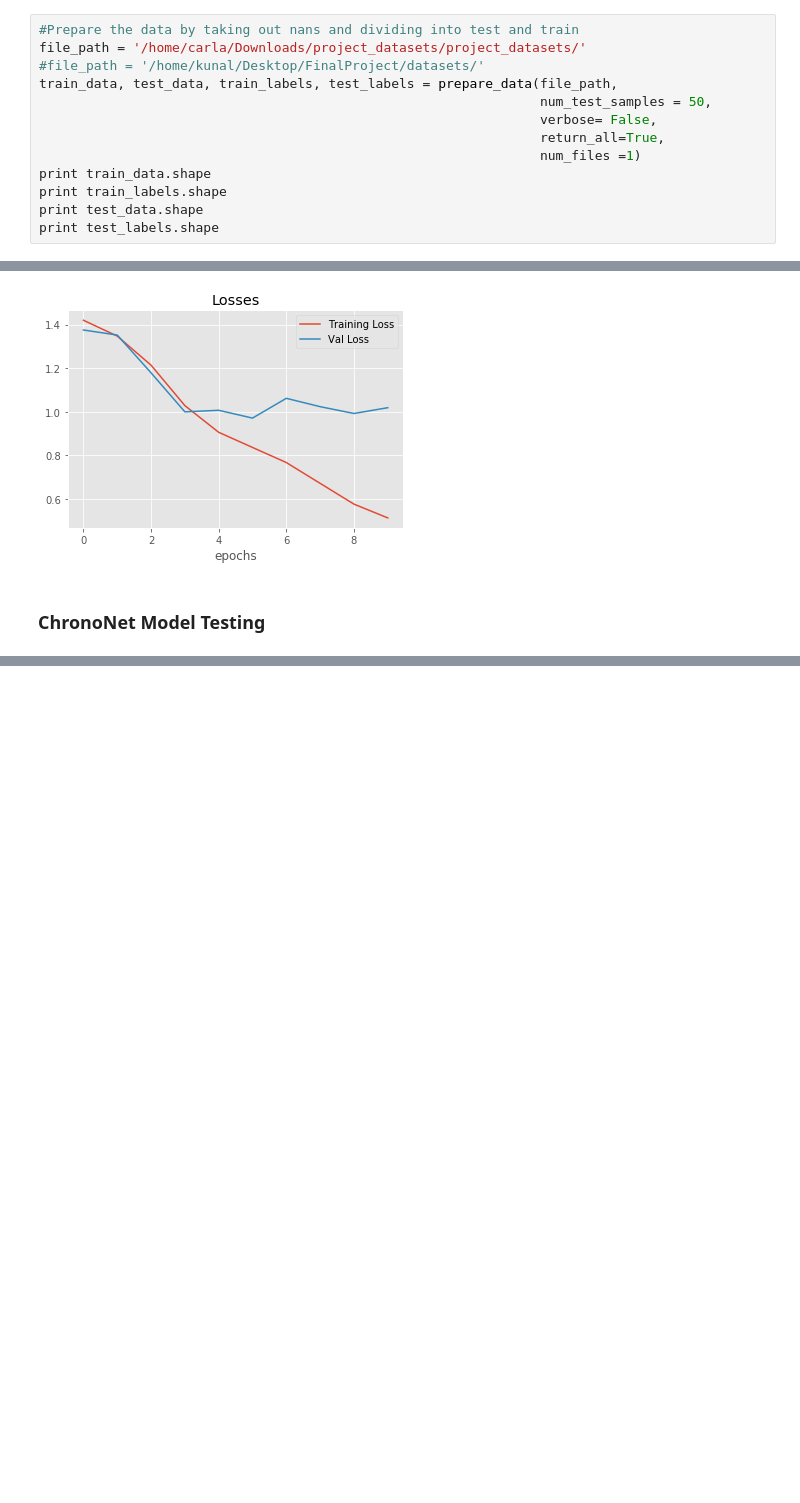
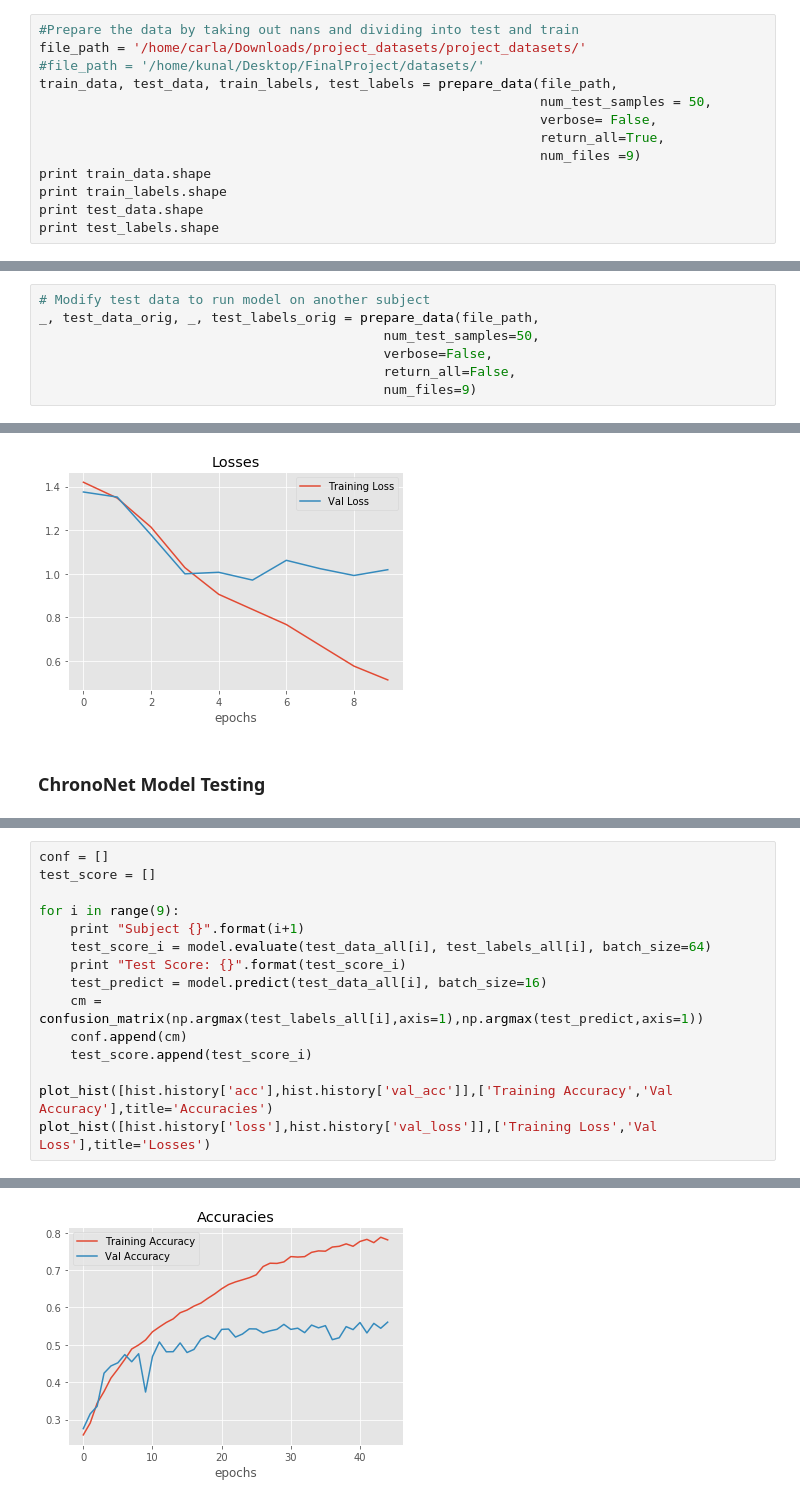
Before and after one commit to kunalpatel1793/Neural-Nets-Final-Project, a Jupyter notebook: Model.ipynb, the cells around one changed output, grey strips where cells are left out. Saved outputs shown, nothing was run; the diff lists cells and outputs as text; blank space fills up the shorter version.

```diff
--- a/Model.ipynb
+++ b/Model.ipynb
@@ -73,7 +73,7 @@ train_data, test_data, train_labels, test_labels = prepare_data(file_path,
                                                                 num_test_samples = 50,
                                                                 verbose= False,
                                                                 return_all=True,
-                                                                num_files =1)
+                                                                num_files =9)
 print train_data.shape
 print train_labels.shape
 print test_data.shape
@@ -139,2 +139,9 @@ print test_labels_sliced.shape
 # %% [markdown]
 # Everything from this point down is Testing
+# %%
+# Modify test data to run model on another subject
+_, test_data_orig, _, test_labels_orig = prepare_data(file_path,
+                                            num_test_samples=50,
+                                            verbose=False,
+                                            return_all=False,
+                                            num_files=9)
@@ -874,0 +890,16 @@ Testing Accuracy is [1.1496414942741393, 0.6359999980926514]
+# %%
+conf = []
+test_score = []
+
+for i in range(9):
+    print "Subject {}".format(i+1)
+    test_score_i = model.evaluate(test_data_all[i], test_labels_all[i], batch_size=64)
+    print "Test Score: {}".format(test_score_i)
+    test_predict = model.predict(test_data_all[i], batch_size=16)
+    cm = confusion_matrix(np.argmax(test_labels_all[i],axis=1),np.argmax(test_predict,axis=1))
+    conf.append(cm)
+    test_score.append(test_score_i)
+
+plot_hist([hist.history['acc'],hist.history['val_acc']],['Training Accuracy','Val Accuracy'],title='Accuracies')
+plot_hist([hist.history['loss'],hist.history['val_loss']],['Training Loss','Val Loss'],title='Losses')
+# %% [output]
@@ -874,0 +923 @@ Testing Accuracy is [1.1496414942741393, 0.6359999980926514]
+[figure, added]
```
Also changed, not shown: parts of 11 cells of this notebook, 4 other files.
